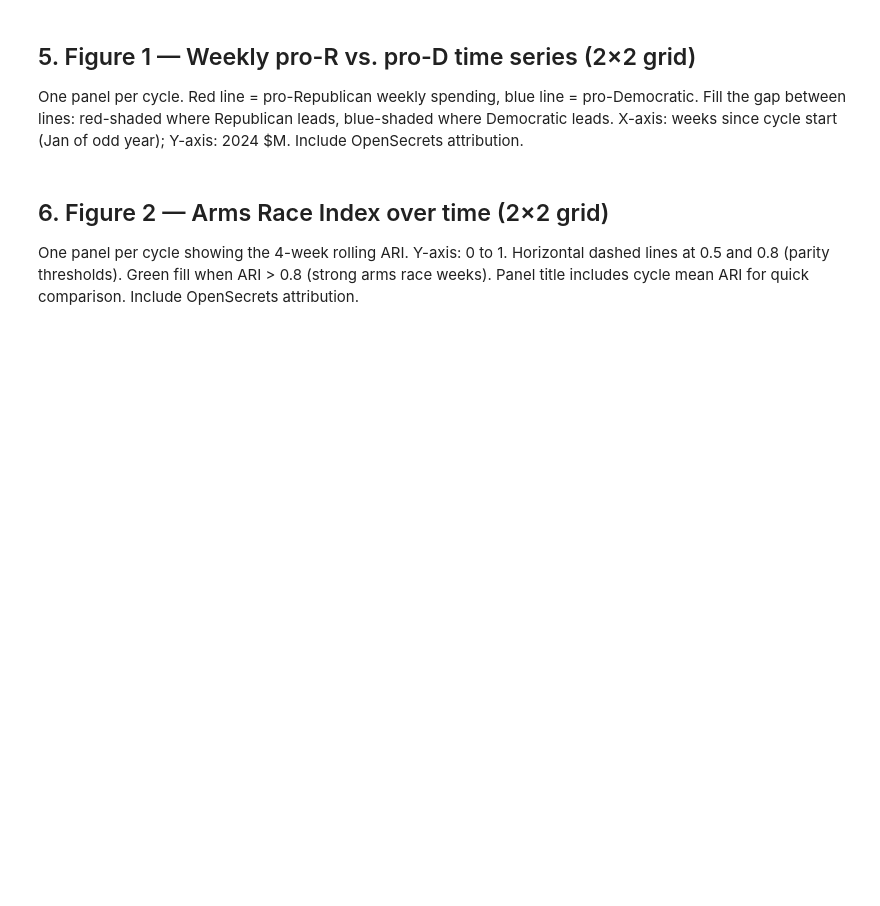
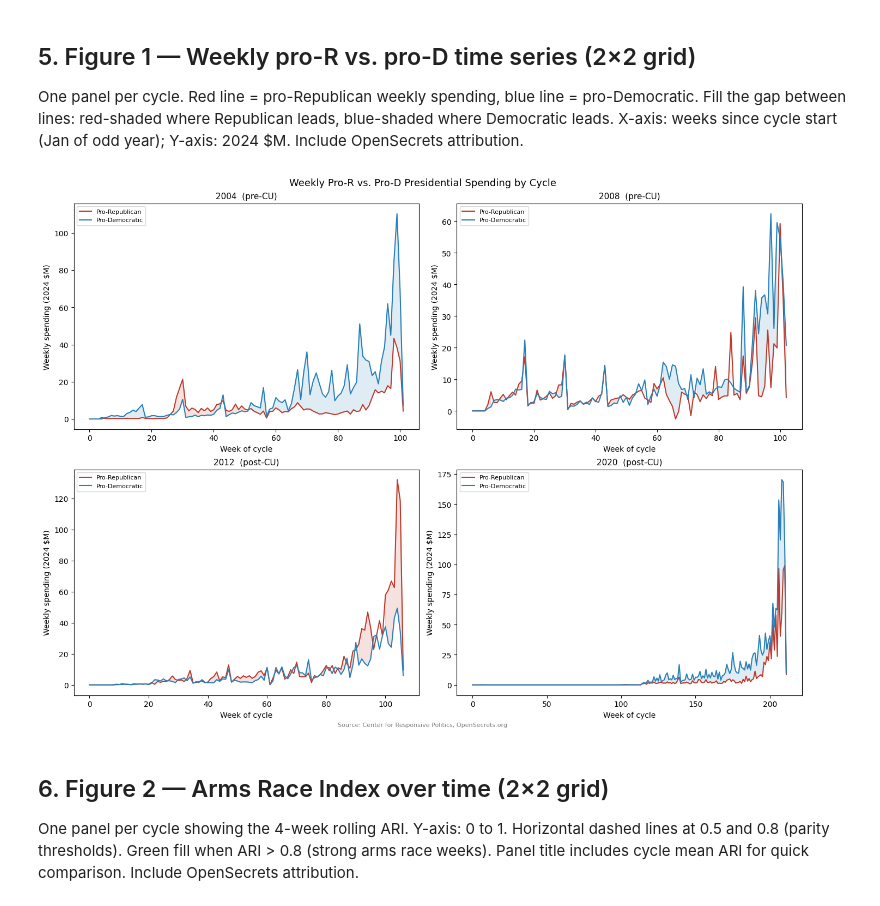
Before and after one commit to schanzb/qss_20_final_proj, a Jupyter notebook: scripts/05_q3.ipynb, the cells around one changed output. Drawn from its saved outputs; the diff is of its cells as text; code cells hidden in the pictures; blank space fills up the shorter version.

```diff
--- a/scripts/05_q3.ipynb
+++ b/scripts/05_q3.ipynb
@@ -55,6 +225,33 @@ One panel per cycle. Red line = pro-Republican weekly spending, blue line = pro-
 Fill the gap between lines: red-shaded where Republican leads, blue-shaded where Democratic leads.
 X-axis: weeks since cycle start (Jan of odd year); Y-axis: 2024 $M.
 Include OpenSecrets attribution.
+# %%
+SOURCE = 'Source: Center for Responsive Politics, OpenSecrets.org' # source note for figures and tables
+
+fig, axes = plt.subplots(2, 2, figsize=(14, 10), sharey=False, constrained_layout=True) # create a 2x2 grid of subplots for the 4 cycles, with shared y-axis and constrained layout
+
+for ax, cycle in zip(axes.flat, CYCLES): # for each subplot and cycle, plot the weekly pro_R and pro_D spending over time with shaded areas between them
+    w   = cycles_weekly[cycle] # get the cycle's weekly data
+    wks = range(len(w)) # get the week numbers (0-indexed) for the x-axis
+    r   = w['pro_R'] / 1e6 # get pro_R spending in millions of 2024 dollars for the y-axis
+    d   = w['pro_D'] / 1e6 # get pro_D spending in millions of 2024 dollars for the y-axis
+
+    ax.plot(wks, r, color='#C0392B', lw=1.5, label='Pro-Republican') # plot pro_R spending over time in red
+    ax.plot(wks, d, color='#2980B9', lw=1.5, label='Pro-Democratic') # plot pro_D spending over time in blue
+    ax.fill_between(wks, r, d, where=(r >= d), alpha=0.15, color='#C0392B') # shade area between the lines in red where pro_R spending is greater than or equal to pro_D spending
+    ax.fill_between(wks, r, d, where=(d >  r), alpha=0.15, color='#2980B9') # shade area between the lines in blue where pro_D spending is greater than pro_R spending
+
+    ax.set_title(f"{cycle}  ({ERA_LABELS[cycle]})", fontsize=11) # set the title of the subplot to the cycle number and era label (e.g., "Cycle 1  (Pre-CU)")
+    ax.set_xlabel('Week of cycle') # set the x-axis label to "Week of cycle"
+    ax.set_ylabel('Weekly spending (2024 $M)') # set the y-axis label to "Weekly spending (2024 $M)"
+    ax.legend(fontsize=8) # add a legend to the subplot with a smaller font size
+
+fig.suptitle('Weekly Pro-R vs. Pro-D Presidential Spending by Cycle', fontsize=13) # set the overall title of the figure to "Weekly Pro-R vs. Pro-D Presidential Spending by Cycle"
+fig.text(0.5, -0.01, SOURCE, ha='center', fontsize=8, color='gray') # add a source note below the figure with the text from the SOURCE variable, centered, in a smaller font size and gray color
+plt.savefig('../figures/q3_fig1_weekly_timeseries.pdf', dpi=150, bbox_inches='tight') # save the figure as a PDF in the ../figures directory with a descriptive filename, 150 dpi resolution, and tight bounding box
+plt.show()
+# %% [output]
+[figure, added]
 # %% [markdown]
 ## 6. Figure 2 — Arms Race Index over time (2×2 grid)
 
```
Also changed, not shown: parts of 9 cells of this notebook, 8 other files.
